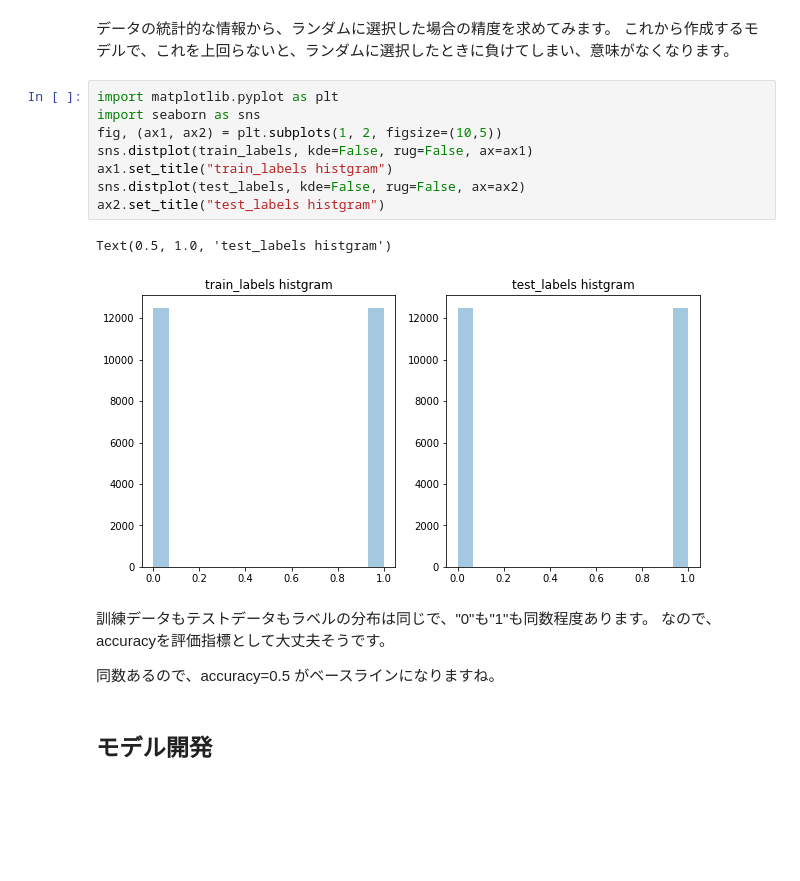
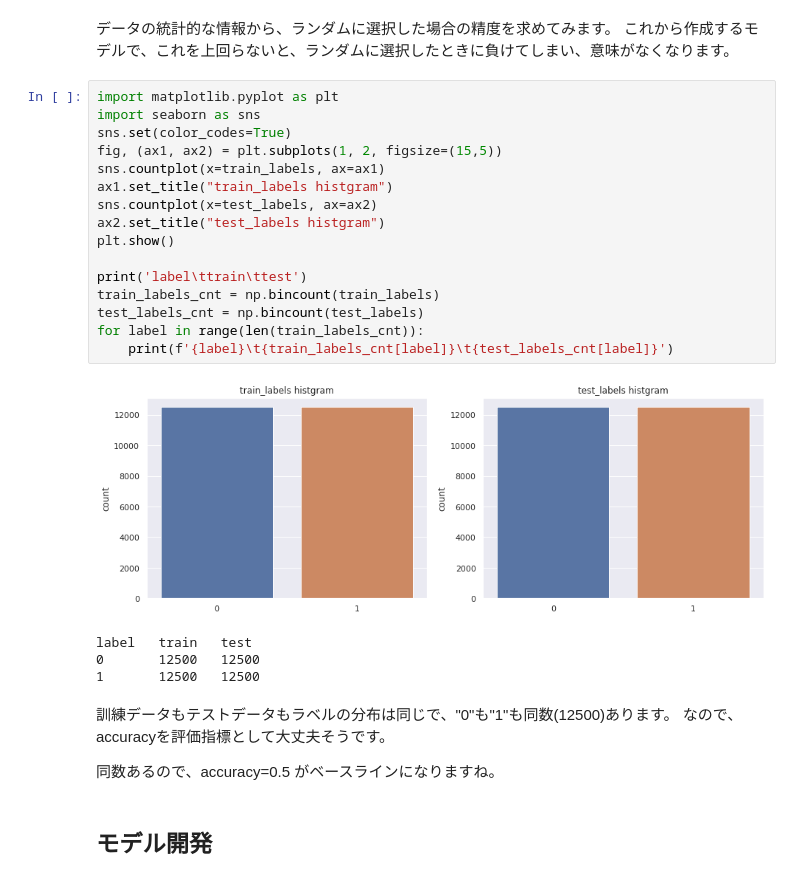
Before and after one commit to m-hironori/learing-keras, a Jupyter notebook: 2_2値分類(IMDbレビュー).ipynb, the cells around one changed output. Drawn from its saved outputs; the diff is of its cells as text; blank space fills up the shorter version.

```diff
--- a/2_2値分類(IMDbレビュー).ipynb
+++ b/2_2値分類(IMDbレビュー).ipynb
@@ -169,16 +157,26 @@ print(' '.join(decoded))
 # %%
 import matplotlib.pyplot as plt
 import seaborn as sns
-fig, (ax1, ax2) = plt.subplots(1, 2, figsize=(10,5))
-sns.distplot(train_labels, kde=False, rug=False, ax=ax1)
+sns.set(color_codes=True)
+fig, (ax1, ax2) = plt.subplots(1, 2, figsize=(15,5))
+sns.countplot(x=train_labels, ax=ax1)
 ax1.set_title("train_labels histgram")
-sns.distplot(test_labels, kde=False, rug=False, ax=ax2)
+sns.countplot(x=test_labels, ax=ax2)
 ax2.set_title("test_labels histgram")
+plt.show()
+
+print('label\ttrain\ttest')
+train_labels_cnt = np.bincount(train_labels)
+test_labels_cnt = np.bincount(test_labels)
+for label in range(len(train_labels_cnt)):
+    print(f'{label}\t{train_labels_cnt[label]}\t{test_labels_cnt[label]}')
 # %% [output]
+[figure, new version]
-Text(0.5, 1.0, 'test_labels histgram')
+label   train   test
+0       12500   12500
+1       12500   12500
-[figure, old version]
 # %% [markdown]
-訓練データもテストデータもラベルの分布は同じで、"0"も"1"も同数程度あります。
+訓練データもテストデータもラベルの分布は同じで、"0"も"1"も同数(12500)あります。
 なので、accuracyを評価指標として大丈夫そうです。
 
 同数あるので、accuracy=0.5 がベースラインになりますね。
```
Also changed, not shown: parts of 14 cells of this notebook.
